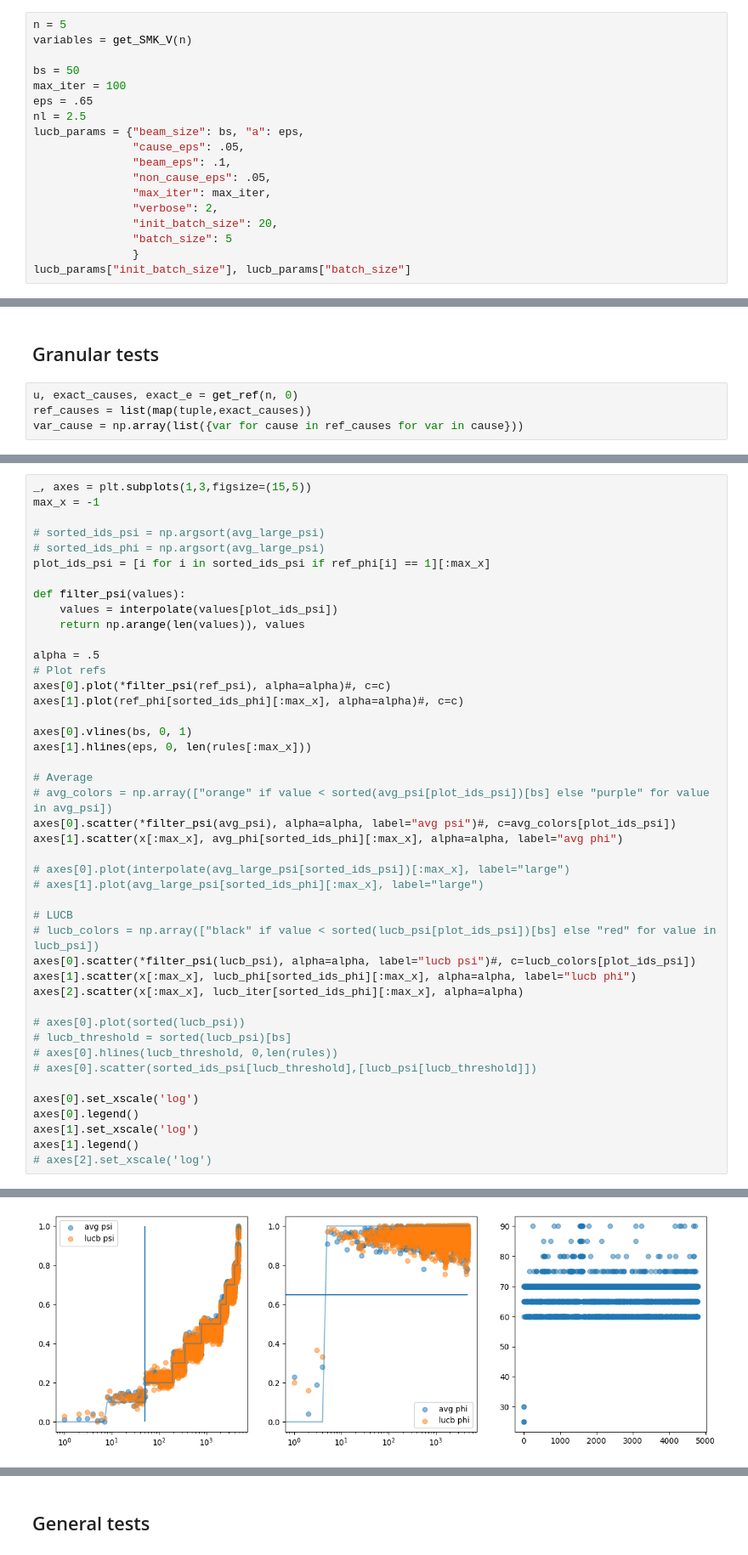
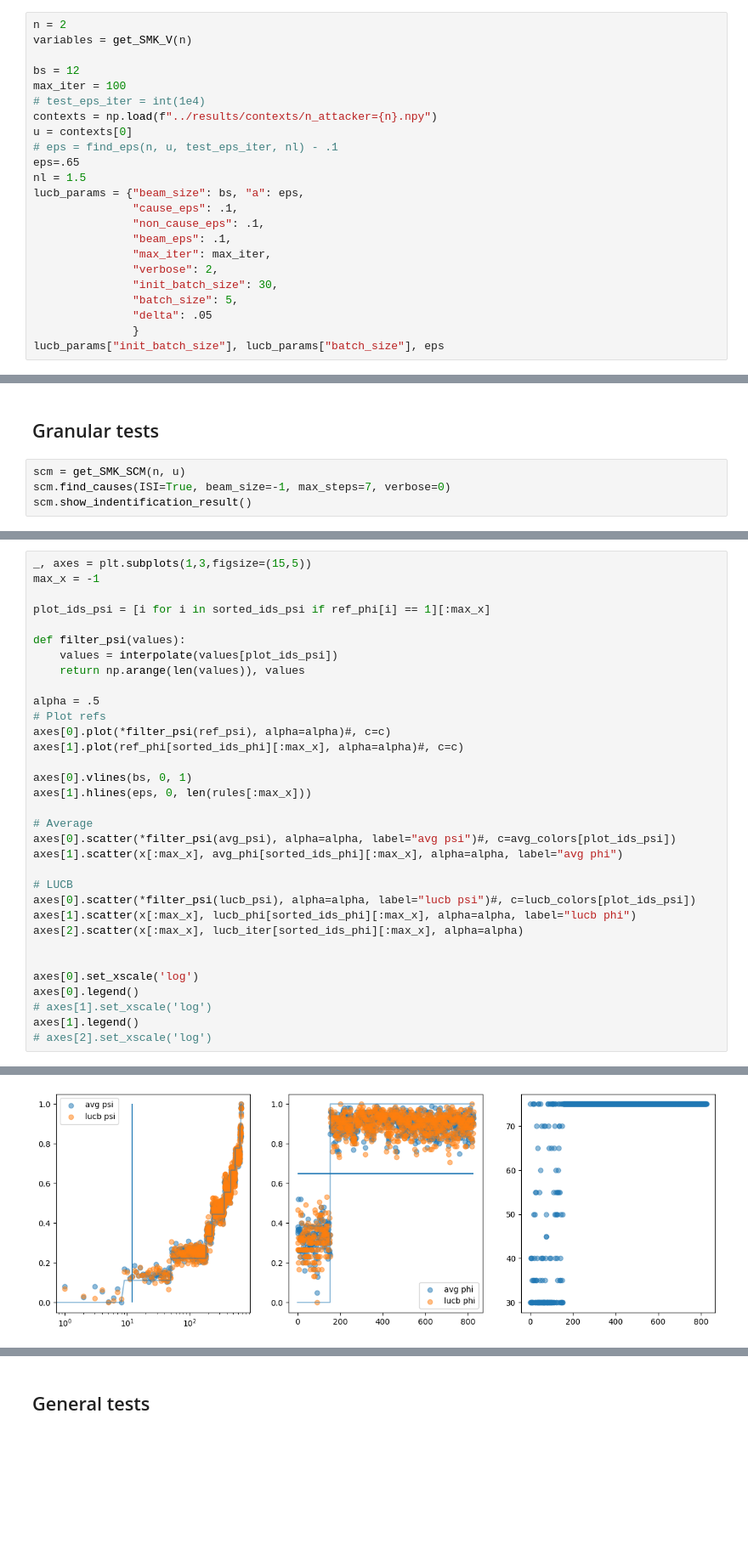
Before and after one commit to SamuelReyd/SearchingForCauses, a Jupyter notebook: src/ExpLUCB.ipynb, the cells around one changed output, grey strips where cells are left out. Shown at 85% size. Cells and saved outputs as stored; diff of their text form; blank space fills up the shorter version.

```diff
--- a/src/ExpLUCB.ipynb
+++ b/src/ExpLUCB.ipynb
@@ -159,21 +109,26 @@ def interpolate(x, vmin=None, vmax=None, vrefs=None):
 # %% [markdown]
 Problem to solve: for 5/10 attackers, LUCB misses way more than naive sampling
 # %%
-n = 5
+n = 2
 variables = get_SMK_V(n)
 
-bs = 50
+bs = 12
 max_iter = 100
-eps = .65
-nl = 2.5
+# test_eps_iter = int(1e4)
+contexts = np.load(f"../results/contexts/n_attacker={n}.npy")
+u = contexts[0]
+# eps = find_eps(n, u, test_eps_iter, nl) - .1
+eps=.65
+nl = 1.5
 lucb_params = {"beam_size": bs, "a": eps,
-               "cause_eps": .05,
+               "cause_eps": .1,
+               "non_cause_eps": .1,
                "beam_eps": .1,
-               "non_cause_eps": .05,
                "max_iter": max_iter,
                "verbose": 2,
-               "init_batch_size": 20,
-               "batch_size": 5
+               "init_batch_size": 30,
+               "batch_size": 5,
+               "delta": .05
                }
-lucb_params["init_batch_size"], lucb_params["batch_size"]
+lucb_params["init_batch_size"], lucb_params["batch_size"], eps
 # %% [output]
@@ -181,6 +136,6 @@ lucb_params["init_batch_size"], lucb_params["batch_size"]
 # %% [markdown]
 ## Granular tests
 # %%
-u, exact_causes, exact_e = get_ref(n, 0)
-ref_causes = list(map(tuple,exact_causes))
-var_cause = np.array(list({var for cause in ref_causes for var in cause}))
+scm = get_SMK_SCM(n, u)
+scm.find_causes(ISI=True, beam_size=-1, max_steps=7, verbose=0)
+scm.show_indentification_result()
@@ -217,46 +187,35 @@ Success: beam_bound=0.0712 / cause_bound=-0.0612 / non_cause_bound=0.0345)
 _, axes = plt.subplots(1,3,figsize=(15,5))
 max_x = -1
 
-# sorted_ids_psi = np.argsort(avg_large_psi)
-# sorted_ids_phi = np.argsort(avg_large_psi)
 plot_ids_psi = [i for i in sorted_ids_psi if ref_phi[i] == 1][:max_x]
 
 def filter_psi(values):
     values = interpolate(values[plot_ids_psi])
     return np.arange(len(values)), values
 
 alpha = .5
 # Plot refs
 axes[0].plot(*filter_psi(ref_psi), alpha=alpha)#, c=c)
 axes[1].plot(ref_phi[sorted_ids_phi][:max_x], alpha=alpha)#, c=c)
 
 axes[0].vlines(bs, 0, 1)
 axes[1].hlines(eps, 0, len(rules[:max_x]))
 
 # Average
-# avg_colors = np.array(["orange" if value < sorted(avg_psi[plot_ids_psi])[bs] else "purple" for value in avg_psi])
 axes[0].scatter(*filter_psi(avg_psi), alpha=alpha, label="avg psi")#, c=avg_colors[plot_ids_psi])
 axes[1].scatter(x[:max_x], avg_phi[sorted_ids_phi][:max_x], alpha=alpha, label="avg phi")
 
-# axes[0].plot(interpolate(avg_large_psi[sorted_ids_psi])[:max_x], label="large")
-# axes[1].plot(avg_large_psi[sorted_ids_phi][:max_x], label="large")
-
 # LUCB
-# lucb_colors = np.array(["black" if value < sorted(lucb_psi[plot_ids_psi])[bs] else "red" for value in lucb_psi])
 axes[0].scatter(*filter_psi(lucb_psi), alpha=alpha, label="lucb psi")#, c=lucb_colors[plot_ids_psi])
 axes[1].scatter(x[:max_x], lucb_phi[sorted_ids_phi][:max_x], alpha=alpha, label="lucb phi")
 axes[2].scatter(x[:max_x], lucb_iter[sorted_ids_phi][:max_x], alpha=alpha)
 
-# axes[0].plot(sorted(lucb_psi))
-# lucb_threshold = sorted(lucb_psi)[bs]
-# axes[0].hlines(lucb_threshold, 0,len(rules))
-# axes[0].scatter(sorted_ids_psi[lucb_threshold],[lucb_psi[lucb_threshold]])
 
 axes[0].set_xscale('log')
 axes[0].legend()
-axes[1].set_xscale('log')
+# axes[1].set_xscale('log')
 axes[1].legend()
 # axes[2].set_xscale('log')
 # %% [output]
 <matplotlib.legend.Legend at 0x...>
-[figure, old version]
+[figure, new version]
```
Also changed, not shown: parts of 19 cells of this notebook, 11 other files.
